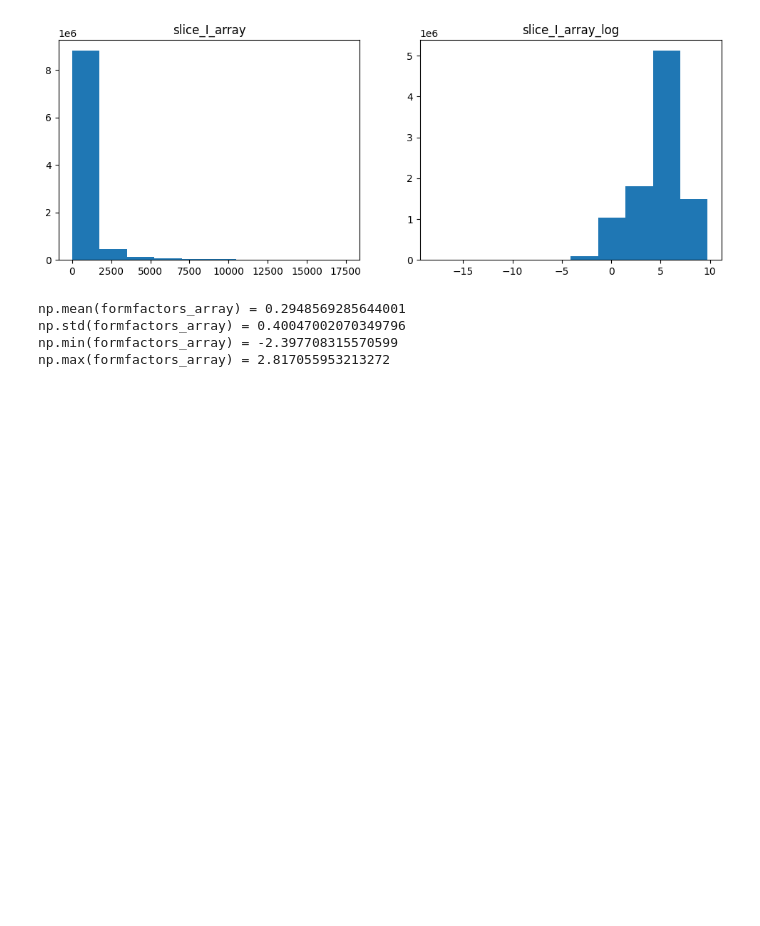
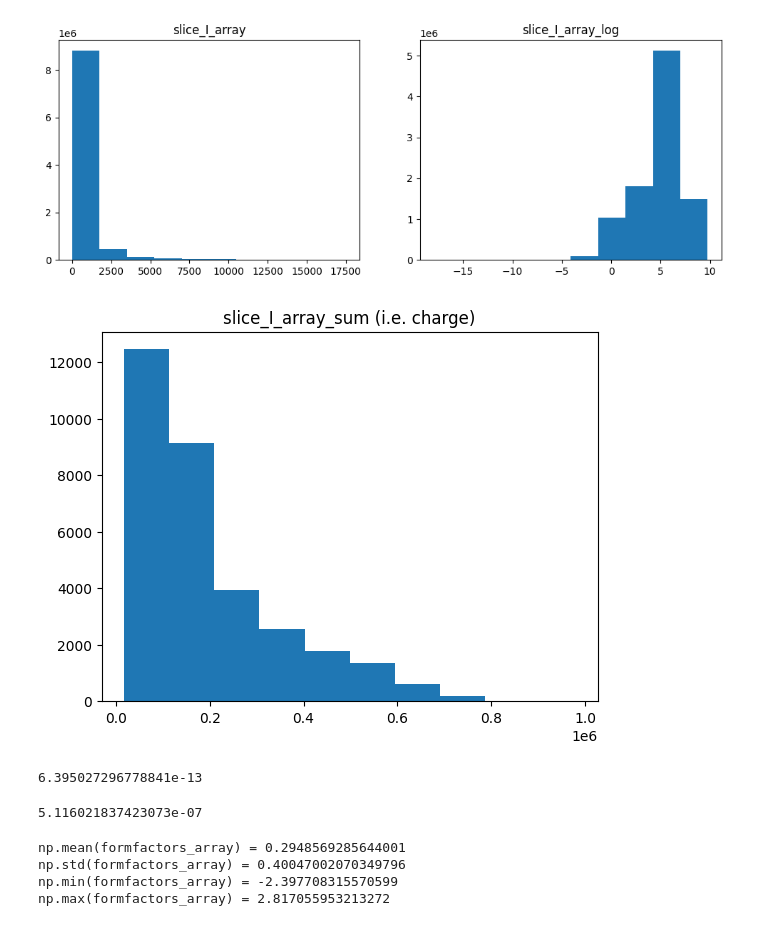
Before and after one commit to jank324/spectral-vd-euxfel, a Jupyter notebook: new_data.ipynb, the cells around one changed output. Cells and saved outputs as stored; diff of their text form; code cells hidden in the pictures; blank space fills up the shorter version.

Commit message:
Investigate bunch charges in dataset

```diff
--- a/new_data.ipynb
+++ b/new_data.ipynb
@@ -259,6 +259,25 @@ np.std(slice_I_array) = 1244.3372296346693
 np.min(slice_I_array) = 0.0
 np.max(slice_I_array) = 17517.023754702856
 [figure]
+# %%
+plt.hist(slice_I_array.sum(axis=1) * df[] / speed_of_light)
+plt.title("slice_I_array_sum (i.e. charge)")
+plt.show()
+# %% [output]
+[figure, added]
+# %%
+from scipy.constants import speed_of_light
+
+bunch_length = df["slice_width"].mean() * 300
+time_bunch_pass = bunch_length / speed_of_light
+time_bunch_pass
+# %% [output]
+6.395027296778841e-13
+# %%
+# Sum of Amps * time ... should make Coulomb
+0.8e6 * time_bunch_pass
+# %% [output]
+5.116021837423073e-07
 # %%
 formfactors_array = formfactors_dataset[:, 1]
 print(f"{np.mean(formfactors_array) = }")
```
Also changed, not shown: parts of 4 cells of this notebook.
